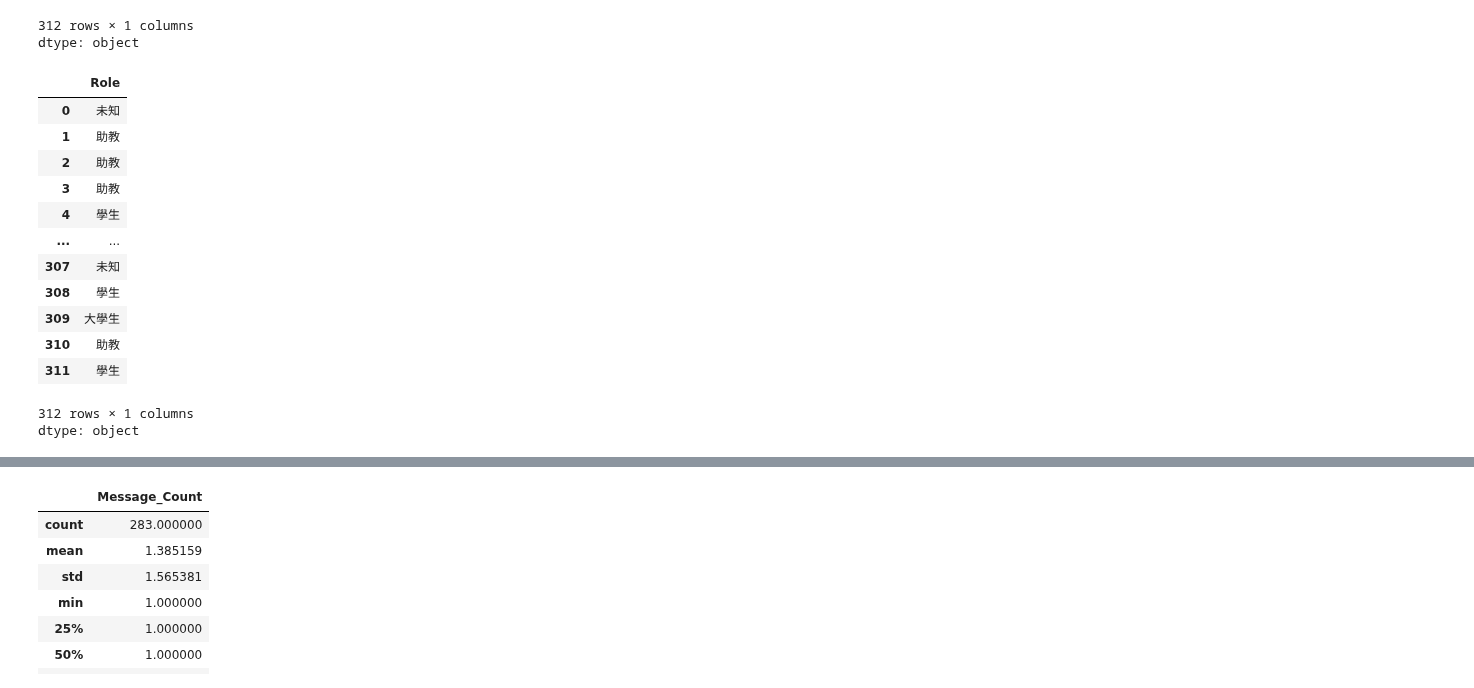
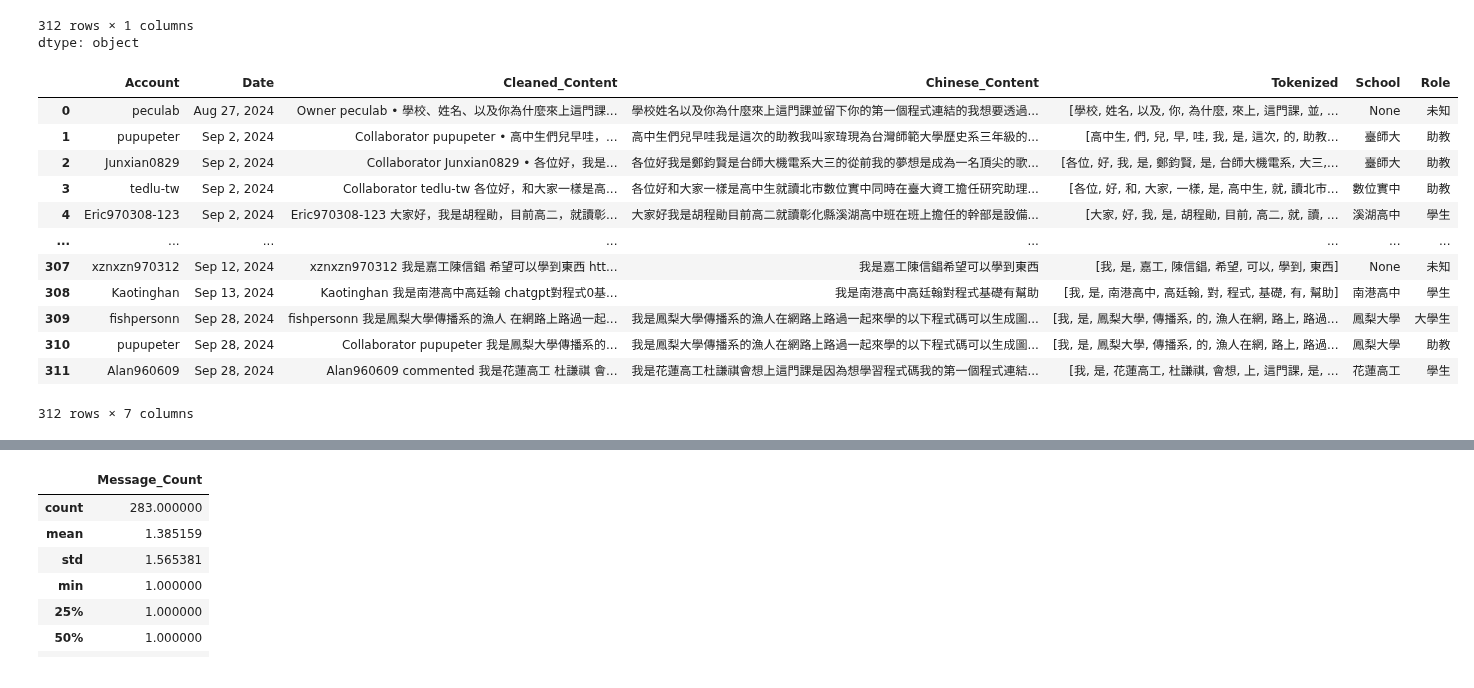
Before and after one commit to peculab/PythonAI4Beginners, a Jupyter notebook: 第十四週_文字分類_Part2.ipynb, the cells around one changed output, grey strips where cells are left out. Drawn from its saved outputs; the diff is of its cells as text; code cells hidden in the pictures.

```diff
--- a/第十四週_文字分類_Part2.ipynb
+++ b/第十四週_文字分類_Part2.ipynb
@@ -146,19 +146,18 @@ df['School'] = df['Cleaned_Content'].apply(lambda x: extract_school(str(x)))
 df['Role'] = df.apply(determine_role, axis=1)
 df['School'] = df['Cleaned_Content'].apply(lambda x: extract_school(str(x)))
 # %%
-df['Role']
+df
 # %% [output]
-|  | Role |
-| 0 | 未知 |
-| 1 | 助教 |
-| 2 | 助教 |
-| 3 | 助教 |
-| 4 | 學生 |
-| ... | ... |
-| 307 | 未知 |
-| 308 | 學生 |
-| 309 | 大學生 |
-| 310 | 助教 |
-| 311 | 學生 |
+|  | Account | Date | Cleaned_Content | Chinese_Content | Tokenized | School | Role |
+| 0 | peculab | Aug 27, 2024 | Owner peculab • 學校、姓名、以及你為什麼來上這門課... | 學校姓名以及你為什麼來上這門課並留下你的第一個程式連結的我想要透過... | [學校, 姓名, 以及, 你, 為什麼, 來上, 這門課, 並, ... | None | 未知 |
+| 1 | pupupeter | Sep 2, 2024 | Collaborator pupupeter • 高中生們兒早哇，... | 高中生們兒早哇我是這次的助教我叫家瑋現為台灣師範大學歷史系三年級的... | [高中生, 們, 兒, 早, 哇, 我, 是, 這次, 的, 助教... | 臺師大 | 助教 |
+| 2 | Junxian0829 | Sep 2, 2024 | Collaborator Junxian0829 • 各位好，我是... | 各位好我是鄭鈞賢是台師大機電系大三的從前我的夢想是成為一名頂尖的歌... | [各位, 好, 我, 是, 鄭鈞賢, 是, 台師大機電系, 大三,... | 臺師大 | 助教 |
+| 3 | tedlu-tw | Sep 2, 2024 | Collaborator tedlu-tw 各位好，和大家一樣是高... | 各位好和大家一樣是高中生就讀北市數位實中同時在臺大資工擔任研究助理... | [各位, 好, 和, 大家, 一樣, 是, 高中生, 就, 讀北市... | 數位實中 | 助教 |
+| 4 | Eric970308-123 | Sep 2, 2024 | Eric970308-123 大家好，我是胡程勛，目前高二，就讀彰... | 大家好我是胡程勛目前高二就讀彰化縣溪湖高中班在班上擔任的幹部是設備... | [大家, 好, 我, 是, 胡程勛, 目前, 高二, 就, 讀, ... | 溪湖高中 | 學生 |
+| ... | ... | ... | ... | ... | ... | ... | ... |
+| 307 | xznxzn970312 | Sep 12, 2024 | xznxzn970312 我是嘉工陳信錩 希望可以學到東西 htt... | 我是嘉工陳信錩希望可以學到東西 | [我, 是, 嘉工, 陳信錩, 希望, 可以, 學到, 東西] | None | 未知 |
+| 308 | Kaotinghan | Sep 13, 2024 | Kaotinghan 我是南港高中高廷翰 chatgpt對程式0基... | 我是南港高中高廷翰對程式基礎有幫助 | [我, 是, 南港高中, 高廷翰, 對, 程式, 基礎, 有, 幫助] | 南港高中 | 學生 |
+| 309 | fishpersonn | Sep 28, 2024 | fishpersonn 我是鳳梨大學傳播系的漁人 在網路上路過一起... | 我是鳳梨大學傳播系的漁人在網路上路過一起來學的以下程式碼可以生成圖... | [我, 是, 鳳梨大學, 傳播系, 的, 漁人在網, 路上, 路過... | 鳳梨大學 | 大學生 |
+| 310 | pupupeter | Sep 28, 2024 | Collaborator pupupeter 我是鳳梨大學傳播系的... | 我是鳳梨大學傳播系的漁人在網路上路過一起來學的以下程式碼可以生成圖... | [我, 是, 鳳梨大學, 傳播系, 的, 漁人在網, 路上, 路過... | 鳳梨大學 | 助教 |
+| 311 | Alan960609 | Sep 28, 2024 | Alan960609 commented 我是花蓮高工 杜謙祺 會... | 我是花蓮高工杜謙祺會想上這門課是因為想學習程式碼我的第一個程式連結... | [我, 是, 花蓮高工, 杜謙祺, 會想, 上, 這門課, 是, ... | 花蓮高工 | 學生 |
-312 rows × 1 columns
-dtype: object
+312 rows × 7 columns
```
Also changed, not shown: parts of 11 cells of this notebook.
